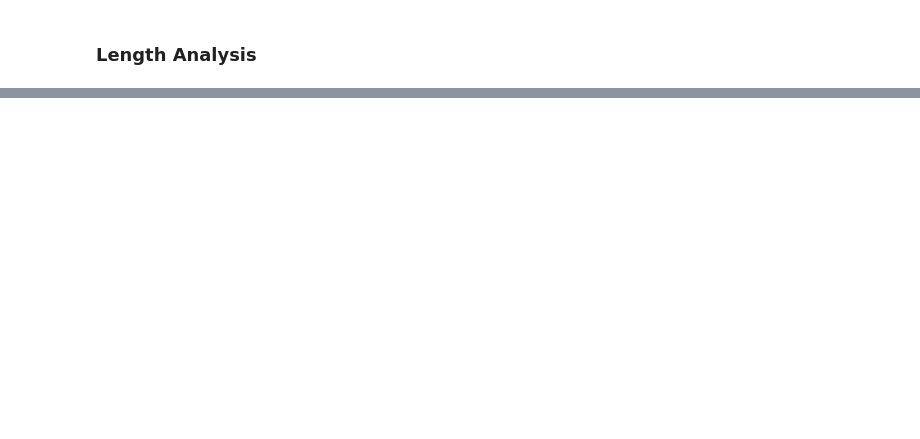
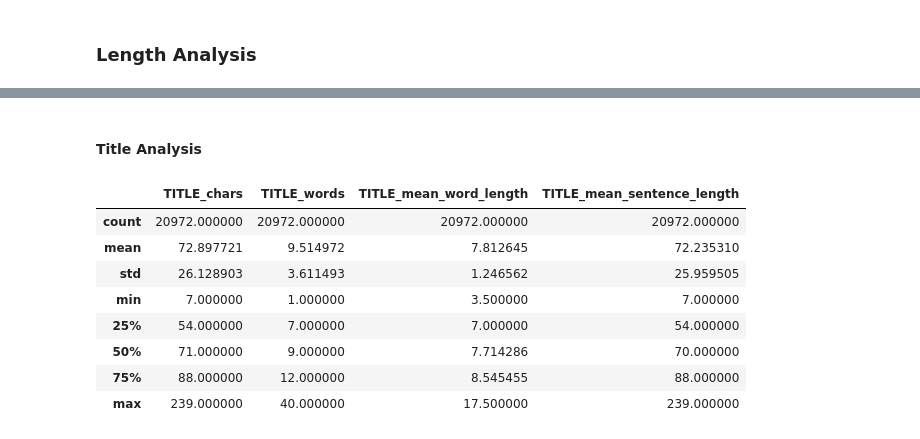
Before and after one commit to phngan05/ML-Assignment, a Jupyter notebook: notebooks/main.ipynb, the cells around one changed output, grey strips where cells are left out. Cells and saved outputs as stored; diff of their text form; code cells hidden in the pictures; blank space fills up the shorter version.

Commit message:
update length analysis

```diff
--- a/notebooks/main.ipynb
+++ b/notebooks/main.ipynb
@@ -94,0 +132,17 @@ Visualize by Boxplot and Histogram for TITLE
+# %%
+title_length_columns = ['TITLE_chars', 'TITLE_words', 'TITLE_mean_word_length', 'TITLE_mean_sentence_length']
+abstract_length_columns = ['ABSTRACT_chars', 'ABSTRACT_words', 'ABSTRACT_mean_word_length', 'ABSTRACT_mean_sentence_length' ]
+# %% [markdown]
+#### Title Analysis
+# %%
+df[title_length_columns].describe()
+# %% [output]
+|  | TITLE_chars | TITLE_words | TITLE_mean_word_length | TITLE_mean_sentence_length |
+| count | 20972.000000 | 20972.000000 | 20972.000000 | 20972.000000 |
+| mean | 72.897721 | 9.514972 | 7.812645 | 72.235310 |
+| std | 26.128903 | 3.611493 | 1.246562 | 25.959505 |
+| min | 7.000000 | 1.000000 | 3.500000 | 7.000000 |
+| 25% | 54.000000 | 7.000000 | 7.000000 | 54.000000 |
+| 50% | 71.000000 | 9.000000 | 7.714286 | 70.000000 |
+| 75% | 88.000000 | 12.000000 | 8.545455 | 88.000000 |
+| max | 239.000000 | 40.000000 | 17.500000 | 239.000000 |
```
Also changed, not shown: parts of 13 cells of this notebook.
